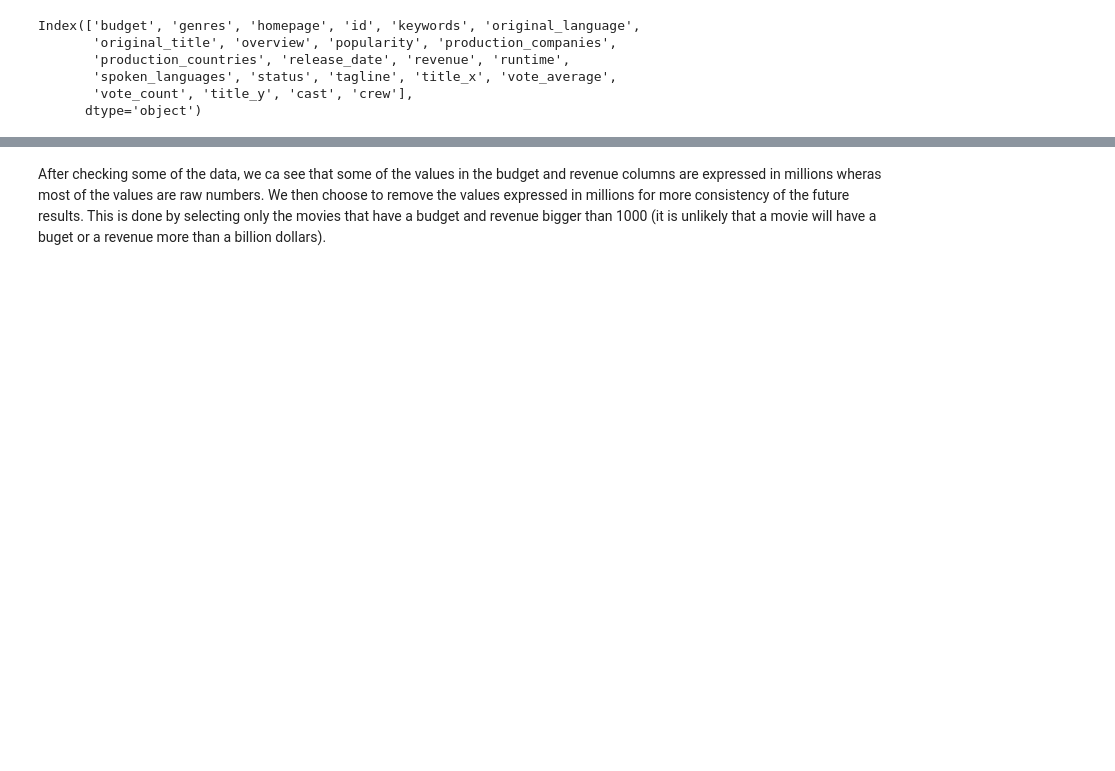
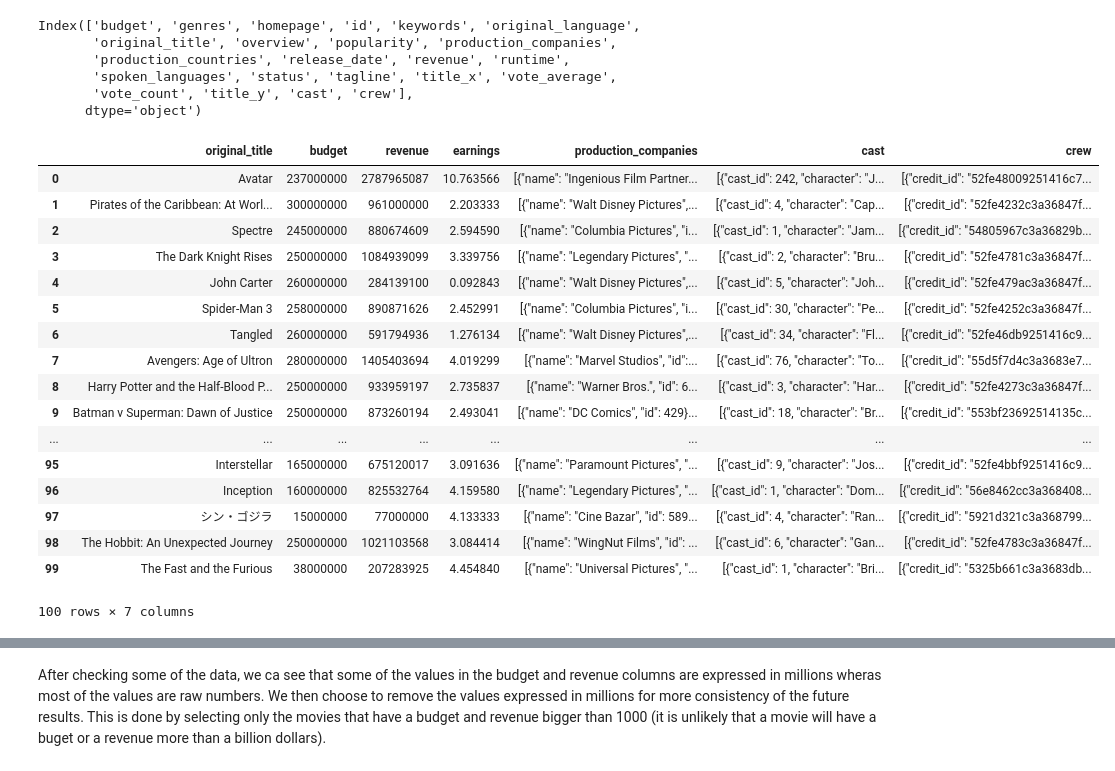
Before and after one commit to rocari96/NTDS-project, a Jupyter notebook: notebook.ipynb, the cells around one changed output, grey strips where cells are left out. Saved outputs shown, nothing was run; the diff lists cells and outputs as text; code cells hidden in the pictures; blank space fills up the shorter version.

```diff
--- a/notebook.ipynb
+++ b/notebook.ipynb
@@ -45,5 +45,25 @@ movies['earnings'] = (movies['revenue'] - movies['budget']) / movies['budget']
 # %%
 # keep only useful movies
 movies = movies[['original_title', 'budget', 'revenue', 'earnings', 'production_companies', 'cast', 'crew']]
+movies.head(100)
+# %% [output]
+|  | original_title | budget | revenue | earnings | production_companies | cast | crew |
+| 0 | Avatar | 237000000 | 2787965087 | 10.763566 | [{"name": "Ingenious Film Partner... | [{"cast_id": 242, "character": "J... | [{"credit_id": "52fe48009251416c7... |
+| 1 | Pirates of the Caribbean: At Worl... | 300000000 | 961000000 | 2.203333 | [{"name": "Walt Disney Pictures",... | [{"cast_id": 4, "character": "Cap... | [{"credit_id": "52fe4232c3a36847f... |
+| 2 | Spectre | 245000000 | 880674609 | 2.594590 | [{"name": "Columbia Pictures", "i... | [{"cast_id": 1, "character": "Jam... | [{"credit_id": "54805967c3a36829b... |
+| 3 | The Dark Knight Rises | 250000000 | 1084939099 | 3.339756 | [{"name": "Legendary Pictures", "... | [{"cast_id": 2, "character": "Bru... | [{"credit_id": "52fe4781c3a36847f... |
+| 4 | John Carter | 260000000 | 284139100 | 0.092843 | [{"name": "Walt Disney Pictures",... | [{"cast_id": 5, "character": "Joh... | [{"credit_id": "52fe479ac3a36847f... |
+| 5 | Spider-Man 3 | 258000000 | 890871626 | 2.452991 | [{"name": "Columbia Pictures", "i... | [{"cast_id": 30, "character": "Pe... | [{"credit_id": "52fe4252c3a36847f... |
+| 6 | Tangled | 260000000 | 591794936 | 1.276134 | [{"name": "Walt Disney Pictures",... | [{"cast_id": 34, "character": "Fl... | [{"credit_id": "52fe46db9251416c9... |
+| 7 | Avengers: Age of Ultron | 280000000 | 1405403694 | 4.019299 | [{"name": "Marvel Studios", "id":... | [{"cast_id": 76, "character": "To... | [{"credit_id": "55d5f7d4c3a3683e7... |
+| 8 | Harry Potter and the Half-Blood P... | 250000000 | 933959197 | 2.735837 | [{"name": "Warner Bros.", "id": 6... | [{"cast_id": 3, "character": "Har... | [{"credit_id": "52fe4273c3a36847f... |
+| 9 | Batman v Superman: Dawn of Justice | 250000000 | 873260194 | 2.493041 | [{"name": "DC Comics", "id": 429}... | [{"cast_id": 18, "character": "Br... | [{"credit_id": "553bf23692514135c... |
+| ... | ... | ... | ... | ... | ... | ... | ... |
+| 95 | Interstellar | 165000000 | 675120017 | 3.091636 | [{"name": "Paramount Pictures", "... | [{"cast_id": 9, "character": "Jos... | [{"credit_id": "52fe4bbf9251416c9... |
+| 96 | Inception | 160000000 | 825532764 | 4.159580 | [{"name": "Legendary Pictures", "... | [{"cast_id": 1, "character": "Dom... | [{"credit_id": "56e8462cc3a368408... |
+| 97 | シン・ゴジラ | 15000000 | 77000000 | 4.133333 | [{"name": "Cine Bazar", "id": 589... | [{"cast_id": 4, "character": "Ran... | [{"credit_id": "5921d321c3a368799... |
+| 98 | The Hobbit: An Unexpected Journey | 250000000 | 1021103568 | 3.084414 | [{"name": "WingNut Films", "id": ... | [{"cast_id": 6, "character": "Gan... | [{"credit_id": "52fe4783c3a36847f... |
+| 99 | The Fast and the Furious | 38000000 | 207283925 | 4.454840 | [{"name": "Universal Pictures", "... | [{"cast_id": 1, "character": "Bri... | [{"credit_id": "5325b661c3a3683db... |
+100 rows × 7 columns
 # %%
 # keep only movies that have non zero budgets and revenue
```
Also changed, not shown: parts of 13 cells of this notebook, 1 other file.
